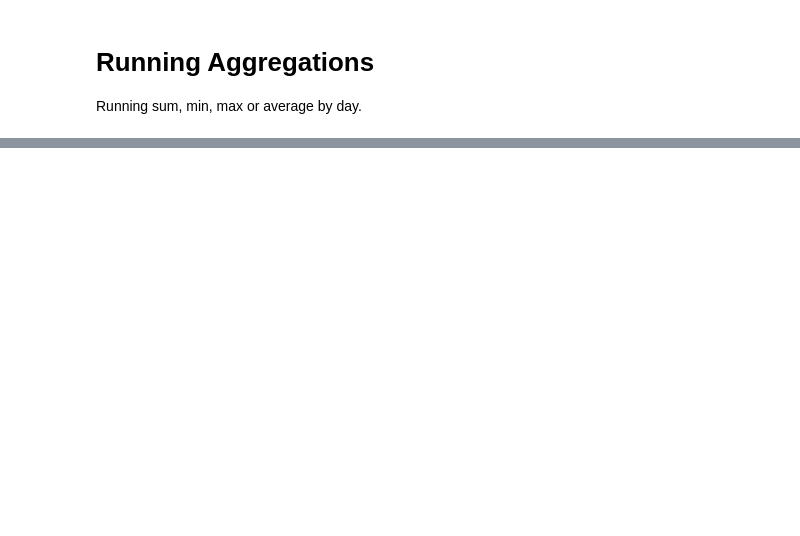
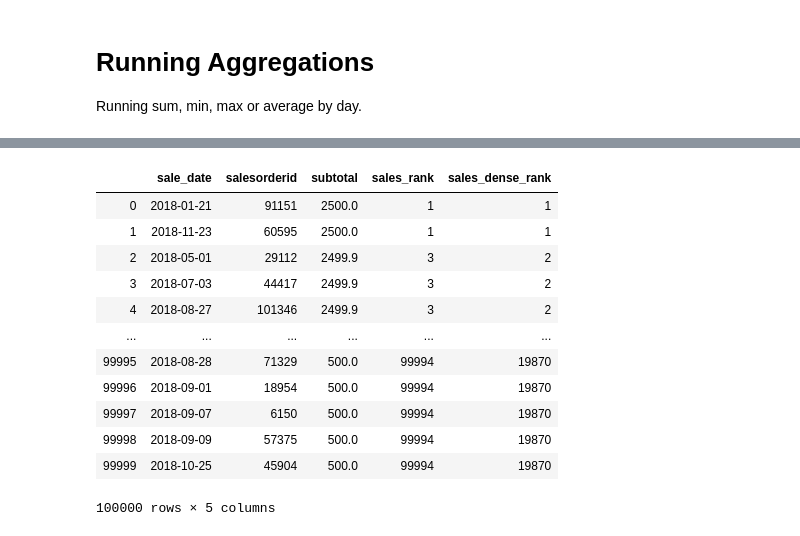
Before and after one commit to samuelsinayoko/scratch, a Jupyter notebook: sql/sales_data.ipynb, the cells around one changed output, grey strips where cells are left out. Cells and saved outputs as stored; diff of their text form; code cells hidden in the pictures; blank space fills up the shorter version.

```diff
--- a/sql/sales_data.ipynb
+++ b/sql/sales_data.ipynb
@@ -241,0 +262,38 @@ for col in ['total_sales', 'min_sales', 'avg_sales']:
+# %%
+def ranking_with_sql():
+    sql_query = """
+-- top sales in year by subtotal
+-- can be used to identify the customers that put in
+-- the largest orders in hte previous year
+select
+  sale_date,
+  salesorderid,
+  subtotal,
+  rank() over(order by subtotal desc) as sales_rank,
+  dense_rank() over(order by subtotal desc) as sales_dense_rank
+from
+  sales
+where
+  sale_date between
+'2018-01-01' and '2018-12-31'
+order by sales_rank, sale_date, salesorderid;
+    """
+    res = queryframe(sql_query)
+    return res
+# %%
+ranks_sql = ranking_with_sql()
+ranks_sql
+# %% [output]
+|  | sale_date | salesorderid | subtotal | sales_rank | sales_dense_rank |
+| 0 | 2018-01-21 | 91151 | 2500.0 | 1 | 1 |
+| 1 | 2018-11-23 | 60595 | 2500.0 | 1 | 1 |
+| 2 | 2018-05-01 | 29112 | 2499.9 | 3 | 2 |
+| 3 | 2018-07-03 | 44417 | 2499.9 | 3 | 2 |
+| 4 | 2018-08-27 | 101346 | 2499.9 | 3 | 2 |
+| ... | ... | ... | ... | ... | ... |
+| 99995 | 2018-08-28 | 71329 | 500.0 | 99994 | 19870 |
+| 99996 | 2018-09-01 | 18954 | 500.0 | 99994 | 19870 |
+| 99997 | 2018-09-07 | 6150 | 500.0 | 99994 | 19870 |
+| 99998 | 2018-09-09 | 57375 | 500.0 | 99994 | 19870 |
+| 99999 | 2018-10-25 | 45904 | 500.0 | 99994 | 19870 |
+100000 rows × 5 columns
```
Also changed, not shown: parts of 14 cells of this notebook, 2 other files.
